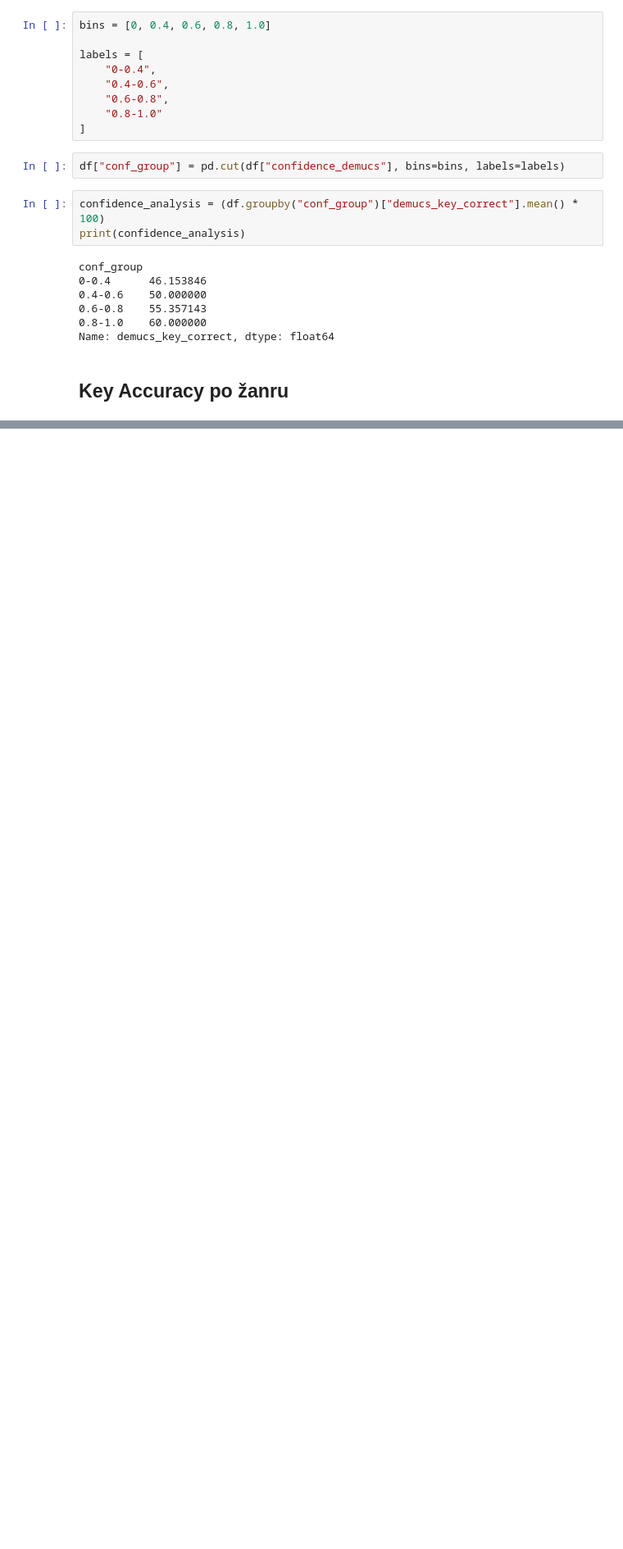
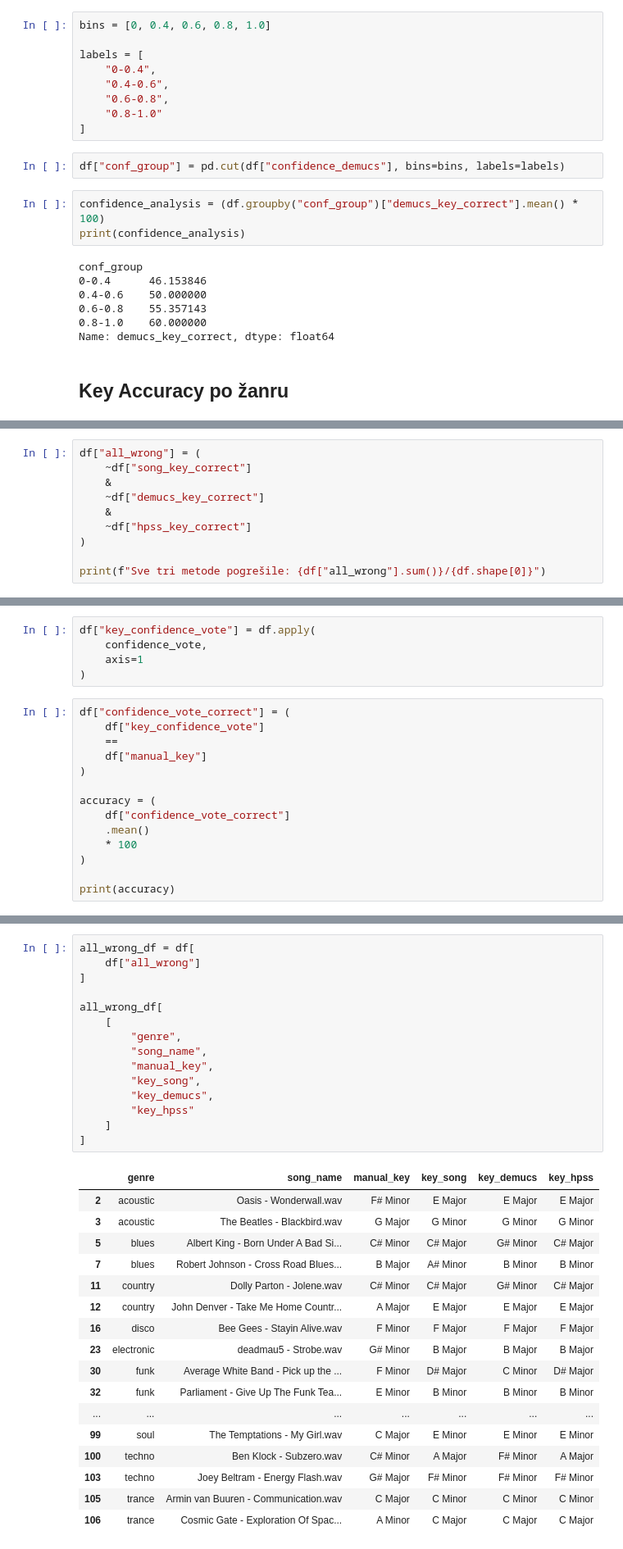
Before and after one commit to maslesa/WaveSplitNotebook, a Jupyter notebook: analysis.ipynb, the cells around one changed output, grey strips where cells are left out. Shown at 82% size. Cells and saved outputs as stored; diff of their text form; blank space fills up the shorter version.

```diff
--- a/analysis.ipynb
+++ b/analysis.ipynb
@@ -170,0 +232,10 @@ summary
+# %%
+df["all_wrong"] = (
+    ~df["song_key_correct"]
+    &
+    ~df["demucs_key_correct"]
+    &
+    ~df["hpss_key_correct"]
+)
+
+print(f"Sve tri metode pogrešile: {df["all_wrong"].sum()}/{df.shape[0]}")
@@ -170,0 +265,19 @@ summary
+# %%
+df["key_confidence_vote"] = df.apply(
+    confidence_vote,
+    axis=1
+)
+# %%
+df["confidence_vote_correct"] = (
+    df["key_confidence_vote"]
+    ==
+    df["manual_key"]
+)
+
+accuracy = (
+    df["confidence_vote_correct"]
+    .mean()
+    * 100
+)
+
+print(accuracy)
@@ -170,0 +323,33 @@ summary
+# %%
+all_wrong_df = df[
+    df["all_wrong"]
+]
+
+all_wrong_df[
+    [
+        "genre",
+        "song_name",
+        "manual_key",
+        "key_song",
+        "key_demucs",
+        "key_hpss"
+    ]
+]
+# %% [output]
+|  | genre | song_name | manual_key | key_song | key_demucs | key_hpss |
+| 2 | acoustic | Oasis - Wonderwall.wav | F# Minor | E Major | E Major | E Major |
+| 3 | acoustic | The Beatles - Blackbird.wav | G Major | G Minor | G Minor | G Minor |
+| 5 | blues | Albert King - Born Under A Bad Si... | C# Minor | C# Major | G# Minor | C# Major |
+| 7 | blues | Robert Johnson - Cross Road Blues... | B Major | A# Minor | B Minor | B Minor |
+| 11 | country | Dolly Parton - Jolene.wav | C# Minor | C# Major | G# Minor | C# Major |
+| 12 | country | John Denver - Take Me Home Countr... | A Major | E Major | E Major | E Major |
+| 16 | disco | Bee Gees - Stayin Alive.wav | F Minor | F Major | F Major | F Major |
+| 23 | electronic | deadmau5 - Strobe.wav | G# Minor | B Major | B Major | B Major |
+| 30 | funk | Average White Band - Pick up the ... | F Minor | D# Major | C Minor | D# Major |
+| 32 | funk | Parliament - Give Up The Funk Tea... | E Minor | B Minor | B Minor | B Minor |
+| ... | ... | ... | ... | ... | ... | ... |
+| 99 | soul | The Temptations - My Girl.wav | C Major | E Minor | E Minor | E Minor |
+| 100 | techno | Ben Klock - Subzero.wav | C# Minor | A Major | F# Minor | A Major |
+| 103 | techno | Joey Beltram - Energy Flash.wav | G# Major | F# Minor | F# Minor | F# Minor |
+| 105 | trance | Armin van Buuren - Communication.wav | C Major | C Minor | C Minor | C Minor |
+| 106 | trance | Cosmic Gate - Exploration Of Spac... | A Minor | C Major | C Major | C Major |
```
Also changed, not shown: parts of 76 cells of this notebook, 3 other files.
